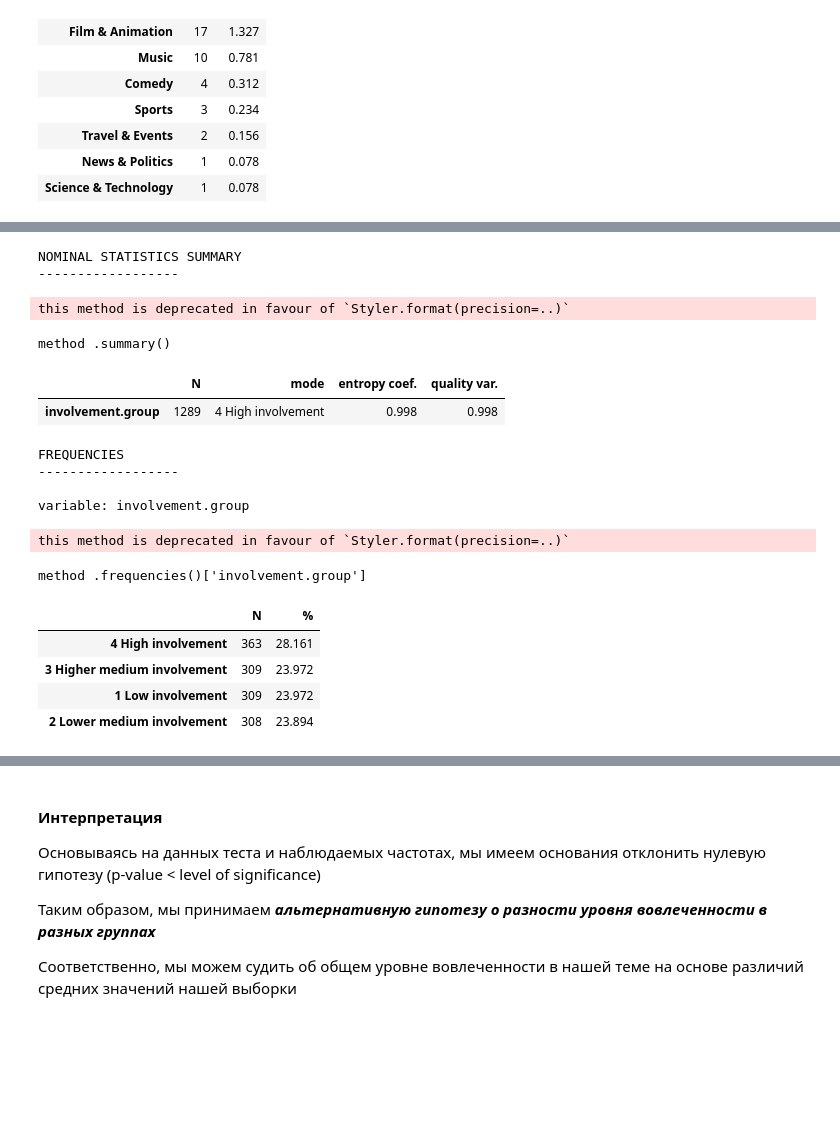
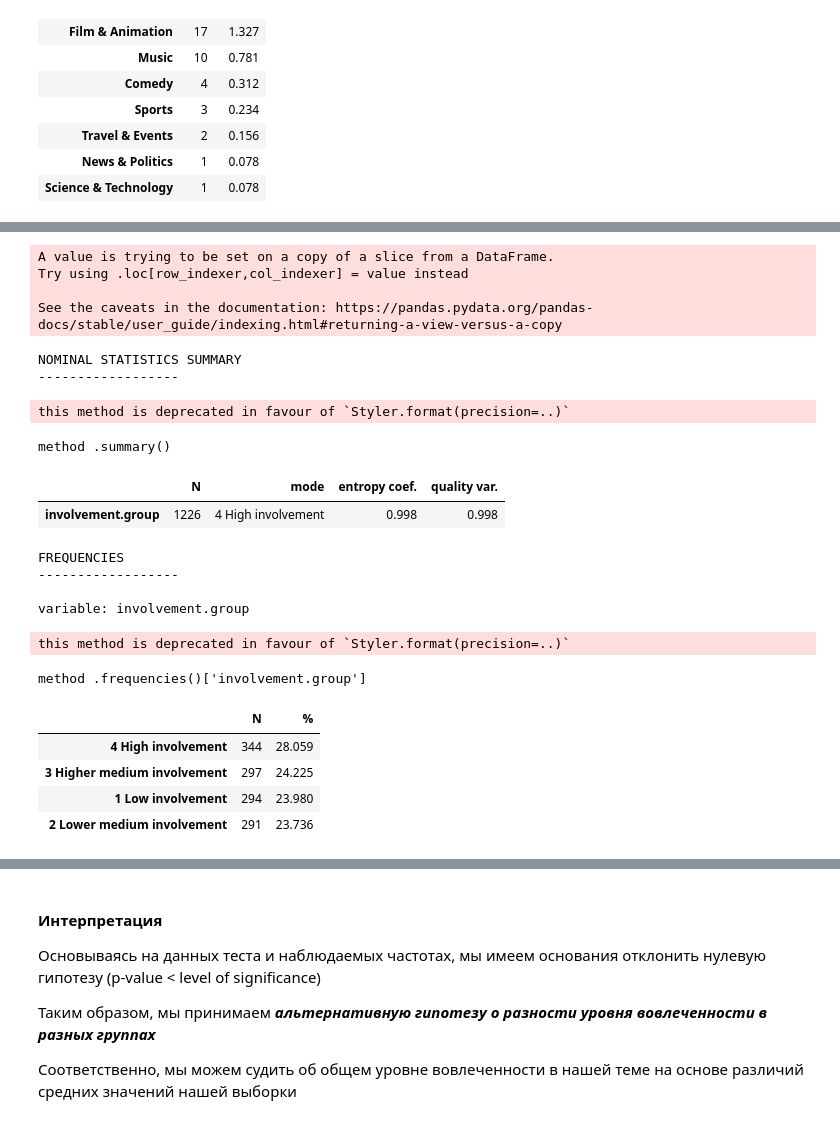
Before and after one commit to Tricar5/dm_corean, a Jupyter notebook: notebooks/HW2/hw2.ipynb, the cells around one changed output, grey strips where cells are left out. Drawn from its saved outputs; the diff is of its cells as text; code cells hidden in the pictures; blank space fills up the shorter version.

```diff
--- a/notebooks/HW2/hw2.ipynb
+++ b/notebooks/HW2/hw2.ipynb
@@ -281,6 +279,12 @@ method .frequencies()['categoryName']
 px.bar(freq_table, freq_table['N'])
 # %% [output]
 [interactive output not drawn]
+# %%
+# Для анализа возьмем ограниченный список категорий с выборкой от 10 видео (не включительно)
+
+categories = ['People & Blogs', 'Howto & Style', 'Entertainment', 'Film & Animation']
+
+data_estim = data.query('categoryName in @categories')
 # %%
 # 18
 
@@ -301,33 +305,38 @@ def make_group_from_borders(involvement):
     else:
         return '4 High involvement'
 
-data['involvement.group'] = data['involvement'].apply(make_group_from_borders)
+data_estim['involvement.group'] = data_estim['involvement'].apply(make_group_from_borders)
+# %% [output]
+A value is trying to be set on a copy of a slice from a DataFrame.
+Try using .loc[row_indexer,col_indexer] = value instead
+
+See the caveats in the documentation: https://pandas.pydata.org/pandas-docs/stable/user_guide/indexing.html#returning-a-view-versus-a-copy
 # %%
 # 19
 
 var = 'involvement.group'
 
-ns = NominalStatistics(data, [var])
+ns = NominalStatistics(data_estim, [var])
 
 freq_table = ns.frequencies()[var]
 # %% [output]
 NOMINAL STATISTICS SUMMARY
 ------------------
 this method is deprecated in favour of `Styler.format(precision=..)`
 method .summary()
 |  | N | mode | entropy coef. | quality var. |
-| involvement.group | 1289 | 4 High involvement | 0.998 | 0.998 |
+| involvement.group | 1226 | 4 High involvement | 0.998 | 0.998 |
 FREQUENCIES
 ------------------
 
 variable: involvement.group
 this method is deprecated in favour of `Styler.format(precision=..)`
 method .frequencies()['involvement.group']
 |  | N | % |
-| 4 High involvement | 363 | 28.161 |
-| 3 Higher medium involvement | 309 | 23.972 |
-| 1 Low involvement | 309 | 23.972 |
-| 2 Lower medium involvement | 308 | 23.894 |
+| 4 High involvement | 344 | 28.059 |
+| 3 Higher medium involvement | 297 | 24.225 |
+| 1 Low involvement | 294 | 23.980 |
+| 2 Lower medium involvement | 291 | 23.736 |
 # %%
 # 20
 
```
Also changed, not shown: parts of 18 cells of this notebook, 9 other files.
